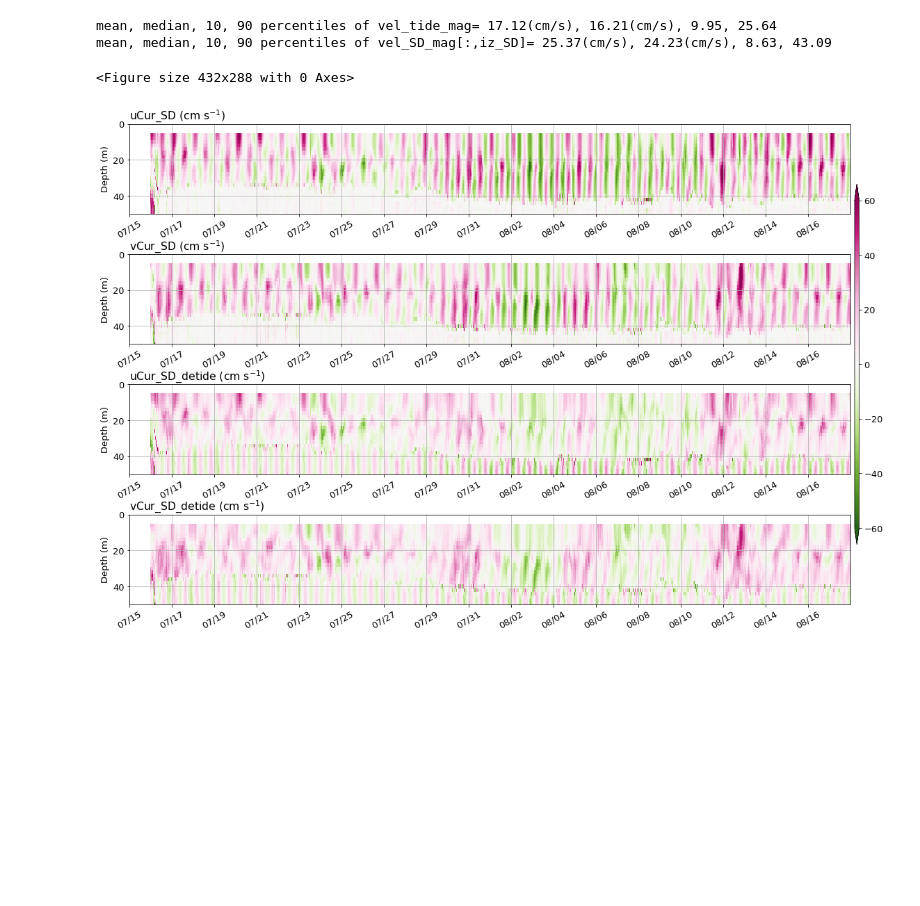
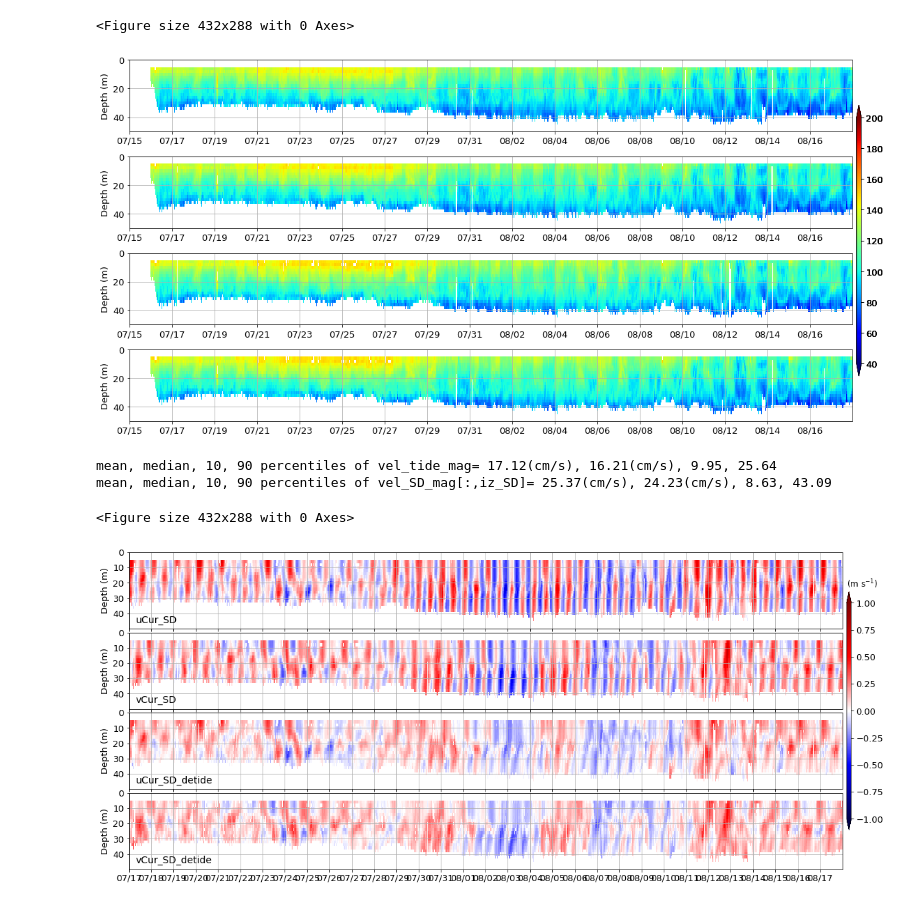
Before and after one commit to nanhsunchi/sd-ni-wp, a Jupyter notebook: SD_currents/check_tides/plot_tides_2023-SD1045.ipynb, the cells around one changed output. Drawn from its saved outputs; the diff is of its cells as text; code cells hidden in the pictures; blank space fills up the shorter version.

Commit message:
Apply QC_LEV1 to ADCP data & re-calculate wind power (2023's SD1042 vs. buoy 42022), MLD(by ADCP shear squared), spectra, tides

```diff
--- a/SD_currents/check_tides/plot_tides_2023-SD1045.ipynb
+++ b/SD_currents/check_tides/plot_tides_2023-SD1045.ipynb
@@ -27,9 +27,13 @@ lon = ds_adcp.variables['longitude'][:]
 lat = ds_adcp.variables['latitude'][:]
 uCur_SD = ds_adcp.variables['vel_east'][:]*100 # cm/s
 vCur_SD = ds_adcp.variables['vel_north'][:]*100
+error_vel = ds_adcp.variables['error_vel'][:]*100
+vel_up = ds_adcp.variables['vel_up'][:]*100
+echo_intensity = ds_adcp.variables['echo_intensity'][:]
 depths_cur_SD = ds_adcp.variables['depth'][:] # the shallowest depth should be ~6m.
 depths_cur_SD = depths_cur_SD+1.8
 print('Depths of SD:',depths_cur_SD)
+print(echo_intensity.shape)
 # %% [output]
 Depths of SD: [  6.   8.  10.  12.  14.  16.  18.  20.  22.  24.  26.  28.  30.  32.
   34.  36.  38.  40.  42.  44.  46.  48.  50.  52.  54.  56.  58.  60.
@@ -134,3 +213,40 @@ plt.savefig('timeseries_uv-tidal_vs_total_SD'+platf_num+'({:.1f}m)'.format(depth
+# %%
+### plot echo intensity - masked out
+### plot errror velocity & upward velocity
+vars_unit_str = ['']
+vellim = [40,200]
+cmap = 'jet'
+lev_plot = [[150]]
+nrow = nbeam
+var_plot = echo_intensity.copy()
+var_plot[~iOK_echo_intensity] = np.nan
+###
+plt.clf()
+fig, ax = plt.subplots(nrows=nrow)
+plt.gcf().set_size_inches(18, 9)
+plt.rcParams.update({'font.size': 13})
+for i in range( nrow ):
+    plt.subplot(nrow,1,i+1)
+    cs = plt.pcolormesh(dtime_cur_SD, depths_cur_SD, var_plot[:,i,:].transpose(),\
+                        cmap=cmap,vmin=vellim[0],vmax=vellim[1])
+    ### figure setting
+    plt.xticks(tticks[::2],rotation=0)
+    plt.gca().set_xticklabels(tticks_label[::2])
+    plt.xlim(tlim_plot)
+    plt.ylim([0,50])
+    plt.gca().invert_yaxis()
+    plt.grid()
+    plt.ylabel('Depth (m)')
+    # plt.title('|'+vars_str[i]+'|'+'. contour levs='+str(lev_plot[i]),loc='left')
+    ### add colorbar
+    cbar_ax = fig.add_axes([.905,0.2,.005,.6])
+    axf = plt.colorbar(cs,orientation='vertical',cax=cbar_ax,extend='both')
+    # cbar_ax.set_title(vars_unit_str[i],y=1.1,loc='left',fontsize=12)
+###
+plt.subplots_adjust(left=0.1,bottom=0.1,right=0.9,top=0.9,wspace=0.1,hspace=0.35)
+# %% [output]
+<Figure size 432x288 with 0 Axes>
+[figure, added]
 # %%
 ### print the stats of tidal current magnitudes and ratio of tide/total
 vars_str = ['vel_tide_mag','vel_SD_mag[:,iz_SD]']
@@ -149,42 +265,48 @@ mean, median, 10, 90 percentiles of vel_SD_mag[:,iz_SD]= 25.37(cm/s), 24.23(cm/s
 # %%
 ### plot detide current
 # tlim_plot = [datetime.datetime(int(year),7,15), datetime.datetime(int(year),11,3)]
-tlim_plot = [datetime.datetime(int(year),7,15), datetime.datetime(int(year),8,18)]
+tlim_plot = [datetime.datetime(int(year),7,17), datetime.datetime(int(year),8,18)]
 nday_plot = (tlim_plot[1]-tlim_plot[0]).days
 tticks = [tlim_plot[0]+datetime.timedelta(days=i) for i in range(nday_plot)]
 tticks_label = [tticks[i].strftime('%m/%d') for i in range(len(tticks))]
 it = np.where( (dtime_cur_SD>= tlim_plot[0]) & (dtime_cur_SD< tlim_plot[1]) )[0]
 iz_SD = 1; z_SD = '{:.0f}m'.format(depths_cur_SD[iz_SD])
 vars_str = ['uCur_SD','vCur_SD','uCur_SD_detide','vCur_SD_detide']
 nrow = len(vars_str)
 ylabels = ['Depth (m)']*nrow
-vellim = [-60,60]
-cmap = 'PiYG_r'
+vellim = [-1,1]
+cmap = 'seismic'
 ### plot
 plt.clf()
 fig, ax = plt.subplots(nrow)
-plt.gcf().set_size_inches(18, 12)
+plt.gcf().set_size_inches(18, 8)
 plt.rcParams.update({'font.size': 13})
 for i in range( nrow ):
     plt.subplot(nrow,1,i+1)
     y = eval( vars_str[i] )
-    cs = plt.pcolormesh(dtime_cur_SD, depths_cur_SD, y.transpose(),cmap=cmap,vmin=vellim[0],vmax=vellim[1])
+    y[~iOK_echo_intensity_one] = np.nan
+    cs = plt.pcolormesh(dtime_cur_SD, depths_cur_SD, 0.01*y.transpose(),cmap=cmap,vmin=vellim[0],vmax=vellim[1])
     ### figure setting
-    plt.xticks(tticks[::2],rotation=30)
-    plt.gca().set_xticklabels(tticks_label[::2])
+    plt.xticks(tticks,rotation=0)
+    if i == nrow-1:
+        plt.gca().set_xticklabels(tticks_label)
+    else:
+        plt.gca().set_xticklabels('')
     plt.xlim(tlim_plot)
     plt.ylim([0,50])
+    plt.yticks(np.arange(0,50,10))
     plt.gca().invert_yaxis()
     plt.grid()
     plt.ylabel(ylabels[i])
-    plt.title(vars_str[i]+' (cm s$^{-1}$)',loc='left')
+    plt.gca().text(0.01,0.05,vars_str[i],ha='left',va='bottom',transform=plt.gca().transAxes,fontsize=14)
 ### add colorbar
 cbar_ax = fig.add_axes([.905,.2,.005,.6])
 axf = plt.colorbar(cs,orientation='vertical',cax=cbar_ax,extend='both')
-plt.subplots_adjust(left=0.1,bottom=0.1,right=0.9,top=0.9,wspace=0.1,hspace=0.45)
+cbar_ax.set_title('(m s$^{-1}$)',y=1.05,loc='left',fontsize=12)
+plt.subplots_adjust(left=0.1,bottom=0.1,right=0.9,top=0.9,wspace=0.1,hspace=0.05)
 ### save to figure
 plt.savefig('time-depth_uv_vs_detide_SD'+platf_num+'({:.1f}m)'.format(depths_cur_SD[iz_SD])+'_'+\
             tlim_plot[0].strftime('%Y%m%d-')+tlim_plot[1].strftime('%m%d')+'.png',dpi=400,bbox_inches='tight')
 # %% [output]
 <Figure size 432x288 with 0 Axes>
-[figure, old version]
+[figure, new version]
```
Also changed, not shown: parts of 4 cells of this notebook, 29 other files.
